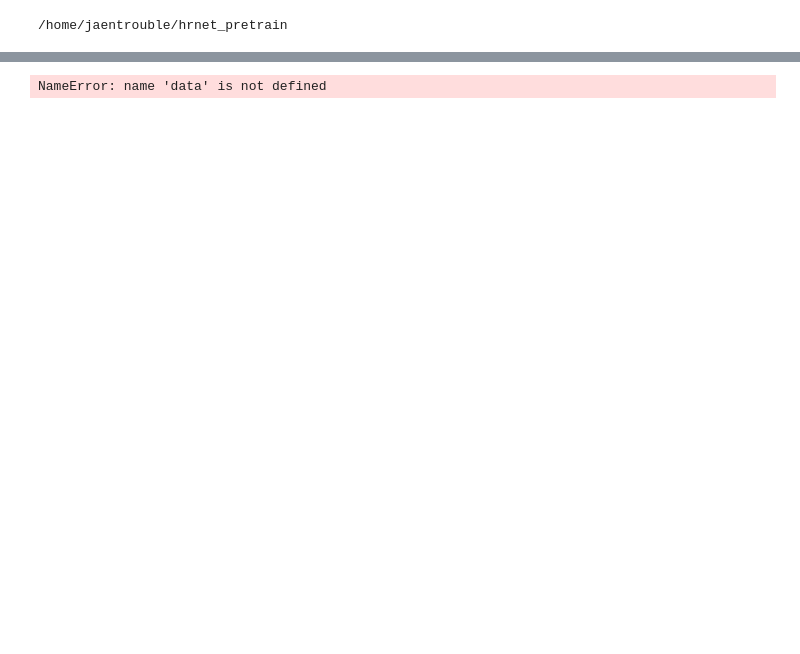
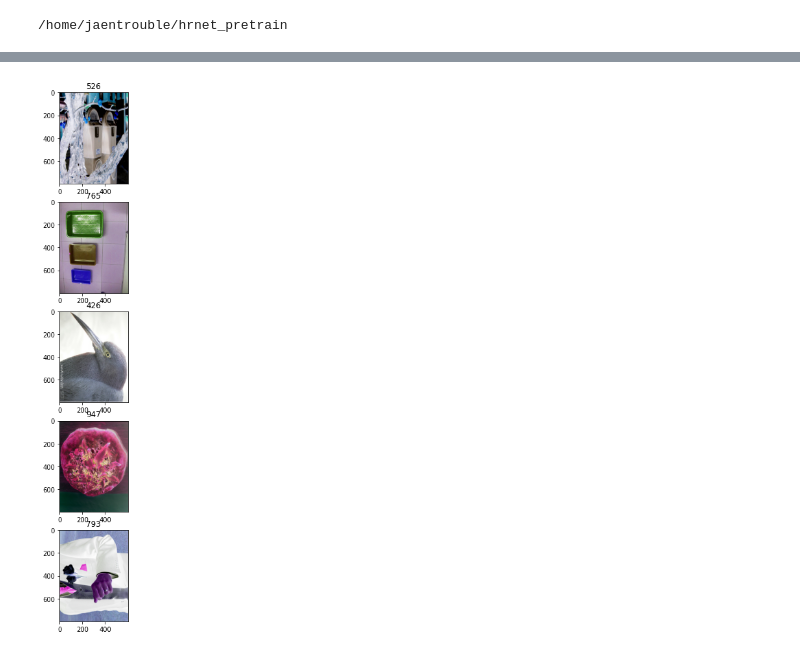
Before and after one commit to jaentrouble/hrnet_pretrain, a Jupyter notebook: check_dataset.ipynb, the cells around one changed output, grey strips where cells are left out. Saved outputs shown, nothing was run; the diff lists cells and outputs as text; code cells hidden in the pictures; blank space fills up the shorter version.

```diff
--- a/check_dataset.ipynb
+++ b/check_dataset.ipynb
@@ -36,7 +38,8 @@ ds = create_train_dataset(
     img_names,
     label_dict,
     img_size,
-    32
+    32,
+    buffer_size=1000,
 )
-# %% [output]
-NameError: name 'data' is not defined
+# %%
+sample = ds.take(5).as_numpy_iterator()
@@ -42,0 +48,10 @@ NameError: name 'data' is not defined
+# %%
+fig = plt.figure(figsize=(15,15))
+for i, s in enumerate(sample):
+    ax = fig.add_subplot(5,1,i+1)
+    img = s[0][0]
+    ax.imshow(img)
+    ax.title.set_text(s[1][0])
+plt.show()
+# %% [output]
+[figure, added]
```
Also changed, not shown: parts of 3 cells of this notebook, 1 other file.
